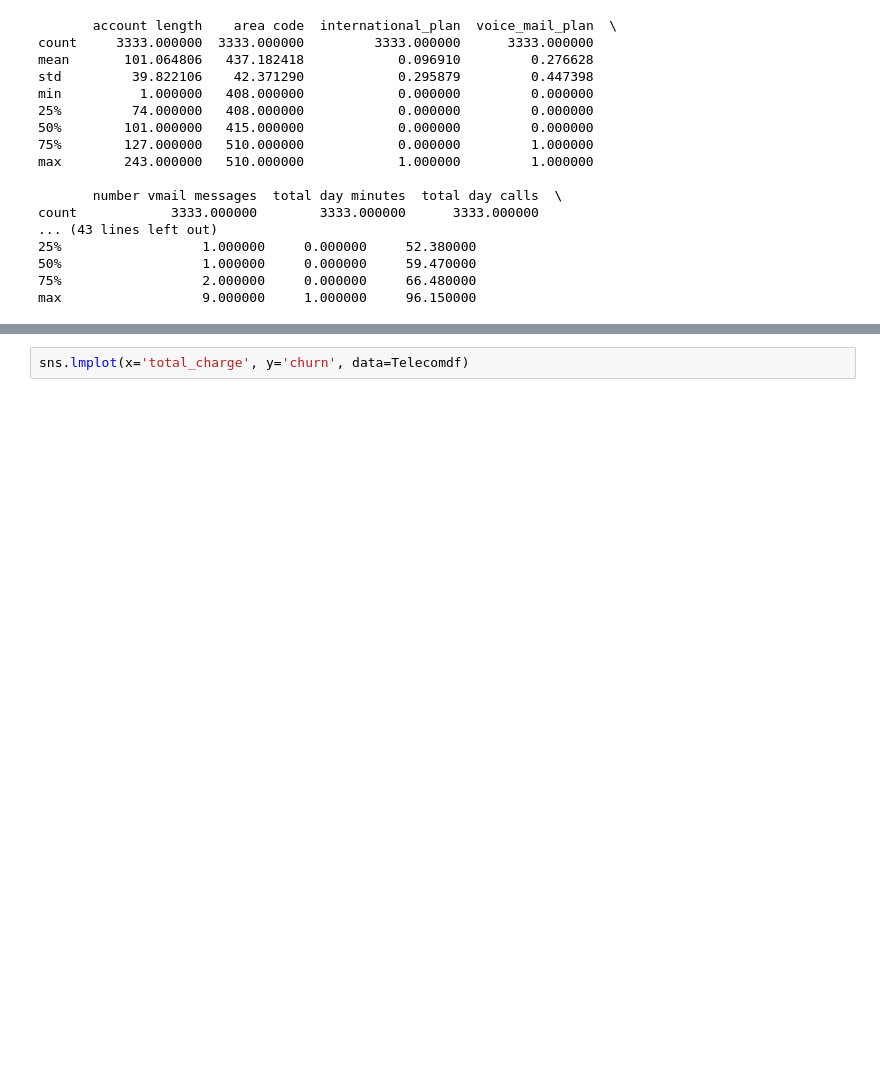
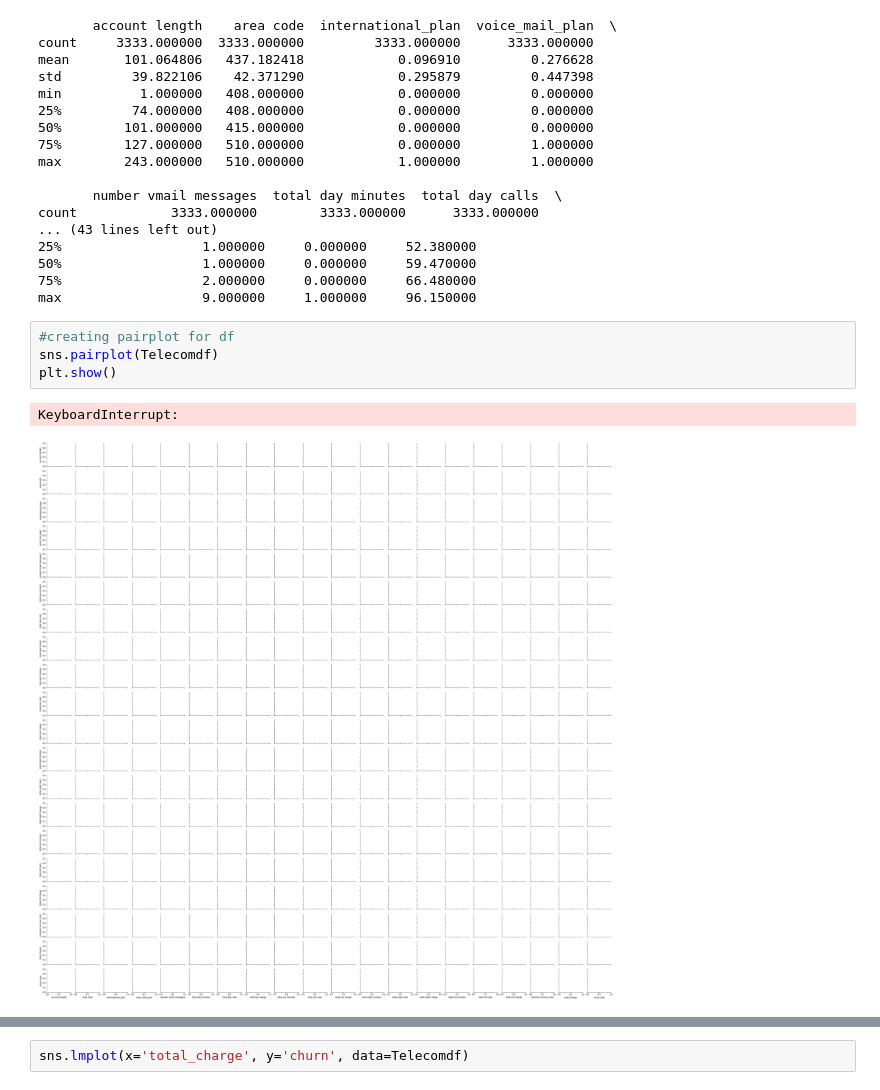
Before and after one commit to MichalOst3389/nhl_team_analysis, a Jupyter notebook: student.ipynb, the cells around one changed output, grey strips where cells are left out. Saved outputs shown, nothing was run; the diff lists cells and outputs as text; blank space fills up the shorter version.

```diff
--- a/student.ipynb
+++ b/student.ipynb
@@ -89,6 +58,13 @@ count            3333.000000        3333.000000      3333.000000
 50%                  1.000000     0.000000     59.470000
 75%                  2.000000     0.000000     66.480000
 max                  9.000000     1.000000     96.150000
+# %%
+#creating pairplot for df
+sns.pairplot(Telecomdf)
+plt.show()
+# %% [output]
+KeyboardInterrupt:
+[figure, added]
 # %%
 # Define the regression formula
 formula = 'churn ~ international_plan + voice_mail_plan'
```
Also changed, not shown: parts of 8 cells of this notebook.
